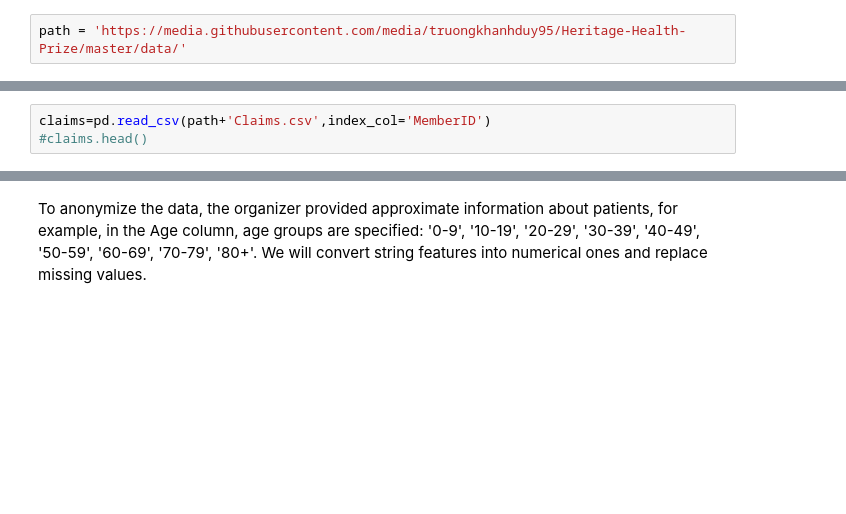
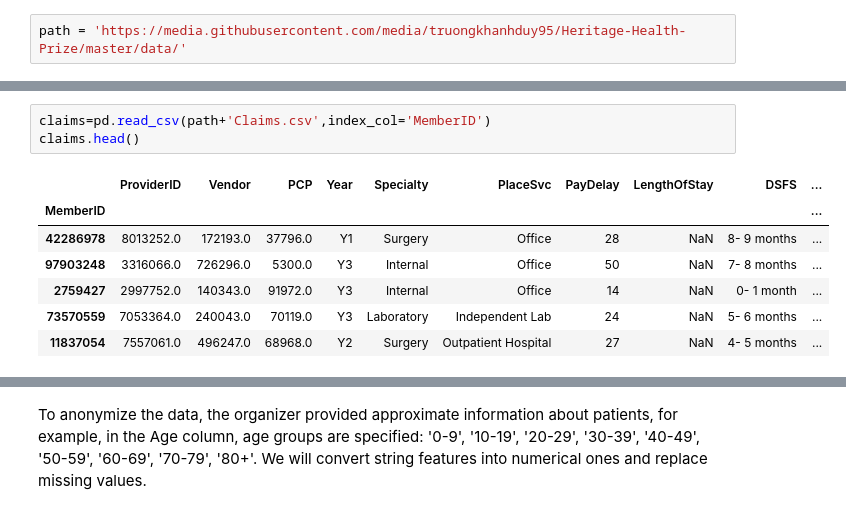
Before and after one commit to Nick-Azzarano/Machine-Learning-Practice, a Jupyter notebook: Spring2025/Homeworks/HW5.ipynb, the cells around one changed output, grey strips where cells are left out. Saved outputs shown, nothing was run; the diff lists cells and outputs as text; blank space fills up the shorter version.

```diff
--- a/Spring2025/Homeworks/HW5.ipynb
+++ b/Spring2025/Homeworks/HW5.ipynb
@@ -34,3 +57,11 @@ m=pd.read_csv(path+'Members.csv',index_col='MemberID')
 # %%
 claims=pd.read_csv(path+'Claims.csv',index_col='MemberID')
-#claims.head()
+claims.head()
+# %% [output]
+|  | ProviderID | Vendor | PCP | Year | Specialty | PlaceSvc | PayDelay | LengthOfStay | DSFS | ... |
+| MemberID |  |  |  |  |  |  |  |  |  | ... |
+| 42286978 | 8013252.0 | 172193.0 | 37796.0 | Y1 | Surgery | Office | 28 | NaN | 8- 9 months | ... |
+| 97903248 | 3316066.0 | 726296.0 | 5300.0 | Y3 | Internal | Office | 50 | NaN | 7- 8 months | ... |
+| 2759427 | 2997752.0 | 140343.0 | 91972.0 | Y3 | Internal | Office | 14 | NaN | 0- 1 month | ... |
+| 73570559 | 7053364.0 | 240043.0 | 70119.0 | Y3 | Laboratory | Independent Lab | 24 | NaN | 5- 6 months | ... |
+| 11837054 | 7557061.0 | 496247.0 | 68968.0 | Y2 | Surgery | Outpatient Hospital | 27 | NaN | 4- 5 months | ... |
```
Also changed, not shown: parts of 17 cells of this notebook.
